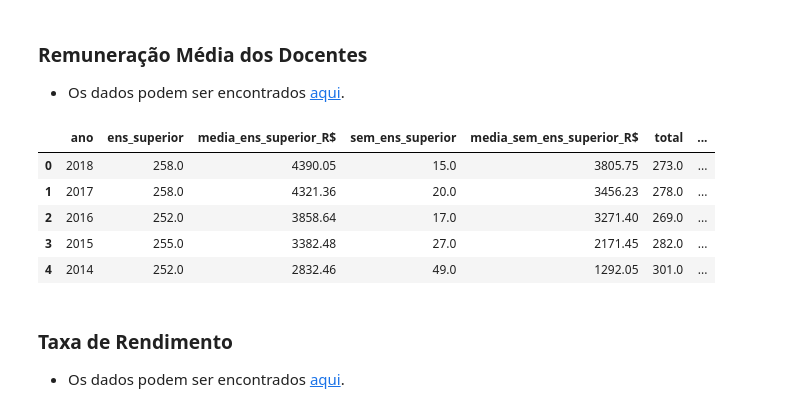
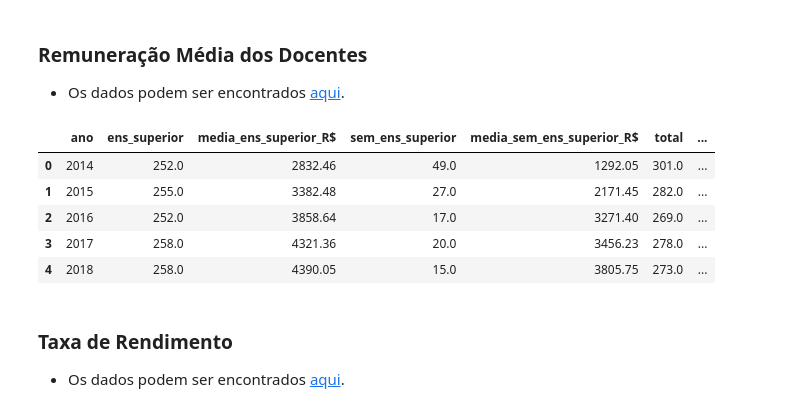
Before and after one commit to AllysonAbreu/dw_contas_publicas_2022, a Jupyter notebook: dea_despesas_dados_novos.ipynb, the cells around one changed output. Saved outputs shown, nothing was run; the diff lists cells and outputs as text; code cells hidden in the pictures.

```diff
--- a/dea_despesas_dados_novos.ipynb
+++ b/dea_despesas_dados_novos.ipynb
@@ -226,22 +230,24 @@ df_taxa_distocao_idade_serie
 # %%
 dic_remuneracao_media_docentes = {2018:{'ens_superior': 258, 'media_ens_superior_R$':4390.05, 'sem_ens_superior':15, 'media_sem_ens_superior_R$':3805.75,'total':273,'carga_horaria_semanal_H':40,'remuneracao_media_total_R$':4359.60},
                                   2017:{'ens_superior': 258, 'media_ens_superior_R$':4321.36, 'sem_ens_superior':20, 'media_sem_ens_superior_R$':3456.23,'total':278,'carga_horaria_semanal_H':40,'remuneracao_media_total_R$':4273.53},
                                   2016:{'ens_superior': 252, 'media_ens_superior_R$':3858.64, 'sem_ens_superior':17, 'media_sem_ens_superior_R$':3271.40,'total':269,'carga_horaria_semanal_H':40,'remuneracao_media_total_R$':3823.97},
                                   2015:{'ens_superior': 255, 'media_ens_superior_R$':3382.48, 'sem_ens_superior':27, 'media_sem_ens_superior_R$':2171.45,'total':282,'carga_horaria_semanal_H':40,'remuneracao_media_total_R$':3287.65},
                                   2014:{'ens_superior': 252, 'media_ens_superior_R$':2832.46, 'sem_ens_superior':49, 'media_sem_ens_superior_R$':1292.05,'total':301,'carga_horaria_semanal_H':40,'remuneracao_media_total_R$':2832.46}}
 
 # criando dataframe
 df_remuneracao_media_docentes = pd.DataFrame(dic_remuneracao_media_docentes).transpose()
 df_remuneracao_media_docentes.index.name='ano'
 df_remuneracao_media_docentes.reset_index(inplace=True)
+df_remuneracao_media_docentes = df_remuneracao_media_docentes.reindex(index=df_remuneracao_media_docentes.index[::-1])
+df_remuneracao_media_docentes.reset_index(drop=True,inplace=True)
 df_remuneracao_media_docentes
 # %% [output]
 |  | ano | ens_superior | media_ens_superior_R$ | sem_ens_superior | media_sem_ens_superior_R$ | total | ... |
-| 0 | 2018 | 258.0 | 4390.05 | 15.0 | 3805.75 | 273.0 | ... |
-| 1 | 2017 | 258.0 | 4321.36 | 20.0 | 3456.23 | 278.0 | ... |
+| 0 | 2014 | 252.0 | 2832.46 | 49.0 | 1292.05 | 301.0 | ... |
+| 1 | 2015 | 255.0 | 3382.48 | 27.0 | 2171.45 | 282.0 | ... |
 | 2 | 2016 | 252.0 | 3858.64 | 17.0 | 3271.40 | 269.0 | ... |
-| 3 | 2015 | 255.0 | 3382.48 | 27.0 | 2171.45 | 282.0 | ... |
-| 4 | 2014 | 252.0 | 2832.46 | 49.0 | 1292.05 | 301.0 | ... |
+| 3 | 2017 | 258.0 | 4321.36 | 20.0 | 3456.23 | 278.0 | ... |
+| 4 | 2018 | 258.0 | 4390.05 | 15.0 | 3805.75 | 273.0 | ... |
 # %% [markdown]
 ### Taxa de Rendimento
 - Os dados podem ser encontrados [aqui](https://www.gov.br/inep/pt-br/acesso-a-informacao/dados-abertos/indicadores-educacionais/taxas-de-rendimento).
```
Also changed, not shown: parts of 4 cells of this notebook.
